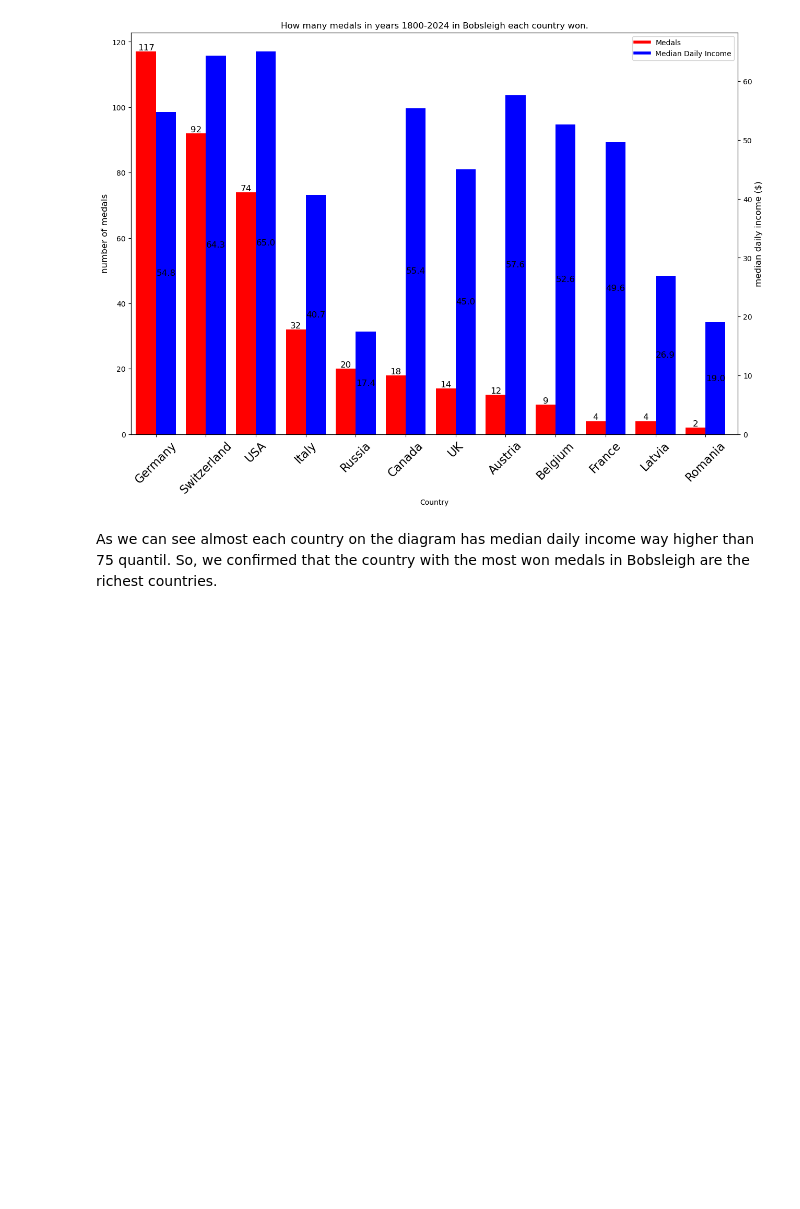
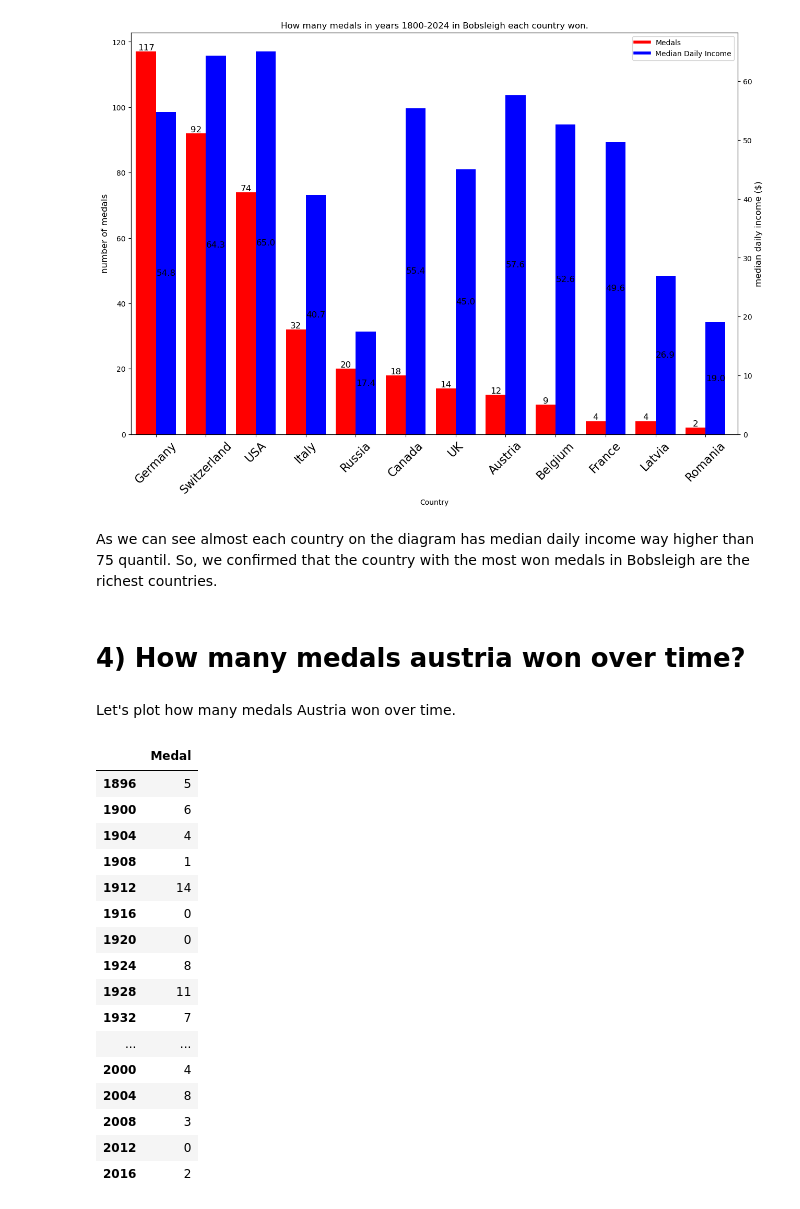
Before and after one commit to 12jerek34jeremi/dawp_project, a Jupyter notebook: notebook.ipynb, the cells around one changed output. Cells and saved outputs as stored; diff of their text form; code cells hidden in the pictures; blank space fills up the shorter version.

```diff
--- a/notebook.ipynb
+++ b/notebook.ipynb
@@ -468,3 +473,32 @@ plt.show()
 [figure]
 # %% [markdown]
 As we can see almost each country on the diagram has median daily income way higher than 75 quantil. So, we confirmed that the country with the most won medals in Bobsleigh are the richest countries.
+# %% [markdown]
+# 4) How many medals austria won over time?
+# %% [markdown]
+Let's plot how many medals Austria won over time.
+# %%
+athletes_austria = athletes.loc[(athletes['NOC'] == 'AUT') & (athletes['Medal'] != 'None'), ['Year', 'Medal']]
+athletes_austria = athletes_austria.groupby('Year').count()
+athletes_austria = pd.DataFrame(data=athletes_austria, index= list(range(1896, 2020, 4)))
+athletes_austria = athletes_austria.fillna(0.0)
+athletes_austria = athletes_austria.astype({'Medal': int})
+athletes_austria
+# %% [output]
+|  | Medal |
+| 1896 | 5 |
+| 1900 | 6 |
+| 1904 | 4 |
+| 1908 | 1 |
+| 1912 | 14 |
+| 1916 | 0 |
+| 1920 | 0 |
+| 1924 | 8 |
+| 1928 | 11 |
+| 1932 | 7 |
+| ... | ... |
+| 2000 | 4 |
+| 2004 | 8 |
+| 2008 | 3 |
+| 2012 | 0 |
+| 2016 | 2 |
```
Also changed, not shown: parts of 2 cells of this notebook, 1 other file.
